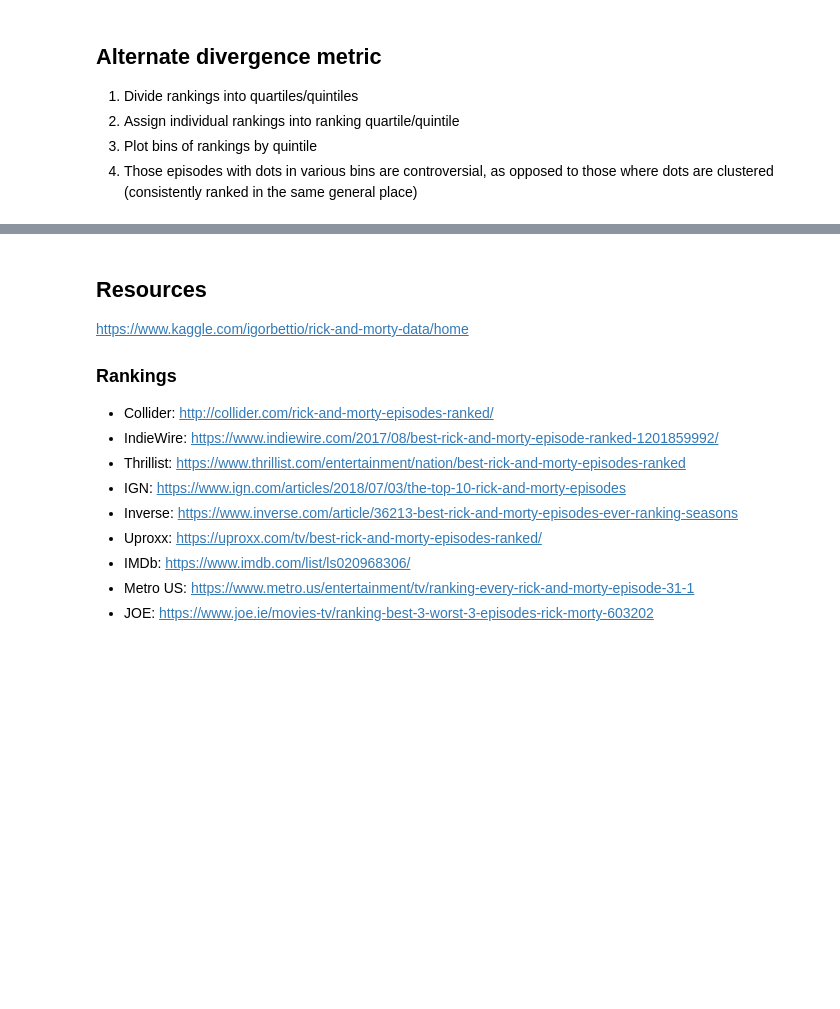
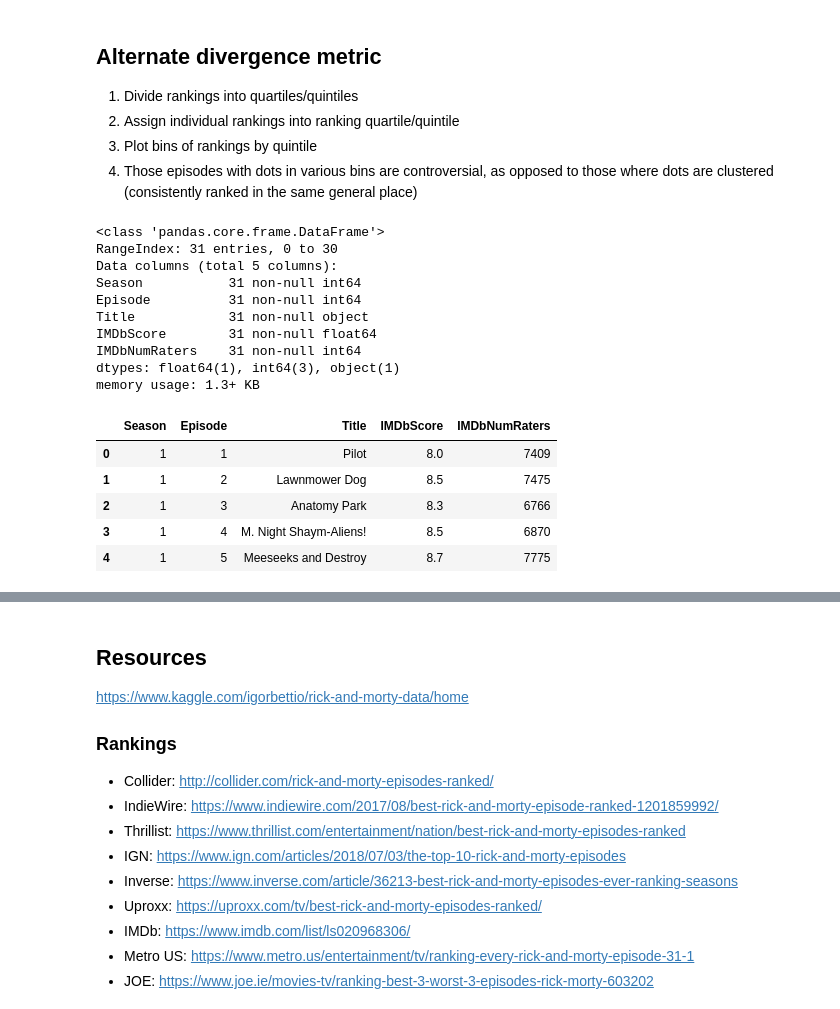
Before and after one commit to CheLena/Personal-Projects, a Jupyter notebook: Rick_And_Morty/rick_and_morty.ipynb, the cells around one changed output, grey strips where cells are left out. Drawn from its saved outputs; the diff is of its cells as text; code cells hidden in the pictures; blank space fills up the shorter version.

```diff
--- a/Rick_And_Morty/rick_and_morty.ipynb
+++ b/Rick_And_Morty/rick_and_morty.ipynb
@@ -155,3 +169,25 @@ df[['Title','Divergence']].sort_values(by='Divergence', ascending=False)
 2. Assign individual rankings into ranking quartile/quintile
 3. Plot bins of rankings by quintile
 4. Those episodes with dots in various bins are controversial, as opposed to those where dots are clustered (consistently ranked in the same general place)
+# %%
+### IMDB data
+rm_imdb = pd.read_csv("RickandMorty_IMDB.csv")
+rm_imdb.info()
+rm_imdb.head()
+# %% [output]
+<class 'pandas.core.frame.DataFrame'>
+RangeIndex: 31 entries, 0 to 30
+Data columns (total 5 columns):
+Season           31 non-null int64
+Episode          31 non-null int64
+Title            31 non-null object
+IMDbScore        31 non-null float64
+IMDbNumRaters    31 non-null int64
+dtypes: float64(1), int64(3), object(1)
+memory usage: 1.3+ KB
+|  | Season | Episode | Title | IMDbScore | IMDbNumRaters |
+| 0 | 1 | 1 | Pilot | 8.0 | 7409 |
+| 1 | 1 | 2 | Lawnmower Dog | 8.5 | 7475 |
+| 2 | 1 | 3 | Anatomy Park | 8.3 | 6766 |
+| 3 | 1 | 4 | M. Night Shaym-Aliens! | 8.5 | 6870 |
+| 4 | 1 | 5 | Meeseeks and Destroy | 8.7 | 7775 |
```
Also changed, not shown: parts of 2 cells of this notebook.
